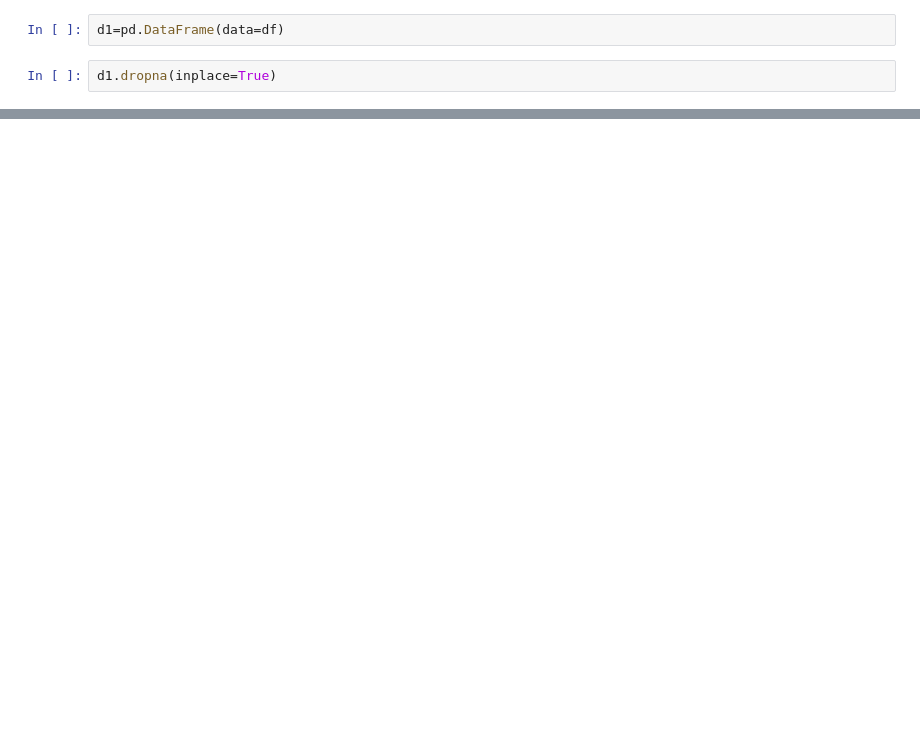
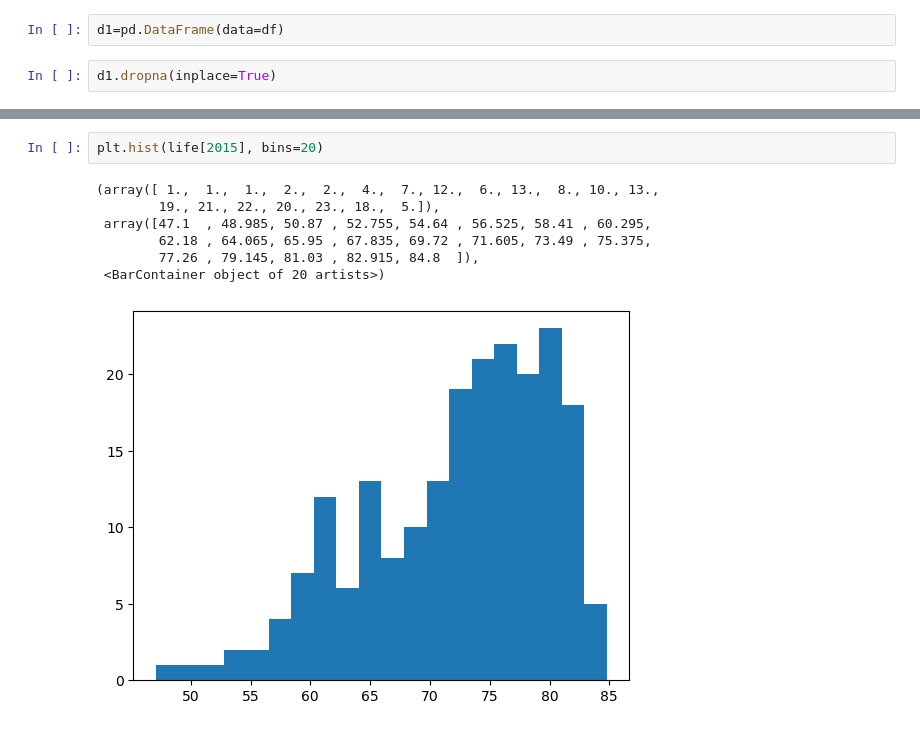
Before and after one commit to puvyi/gampminder, a Jupyter notebook: my_work.ipynb, the cells around one changed output, grey strips where cells are left out. Saved outputs shown, nothing was run; the diff lists cells and outputs as text; blank space fills up the shorter version.

```diff
--- a/my_work.ipynb
+++ b/my_work.ipynb
@@ -57,0 +110,10 @@ ValueError: All arrays must be of the same length
+# %%
+plt.hist(life[2015], bins=20)
+# %% [output]
+(array([ 1.,  1.,  1.,  2.,  2.,  4.,  7., 12.,  6., 13.,  8., 10., 13.,
+        19., 21., 22., 20., 23., 18.,  5.]),
+ array([47.1  , 48.985, 50.87 , 52.755, 54.64 , 56.525, 58.41 , 60.295,
+        62.18 , 64.065, 65.95 , 67.835, 69.72 , 71.605, 73.49 , 75.375,
+        77.26 , 79.145, 81.03 , 82.915, 84.8  ]),
+ <BarContainer object of 20 artists>)
+[figure, added]
```
Also changed, not shown: parts of 33 cells of this notebook, 8 other files.
